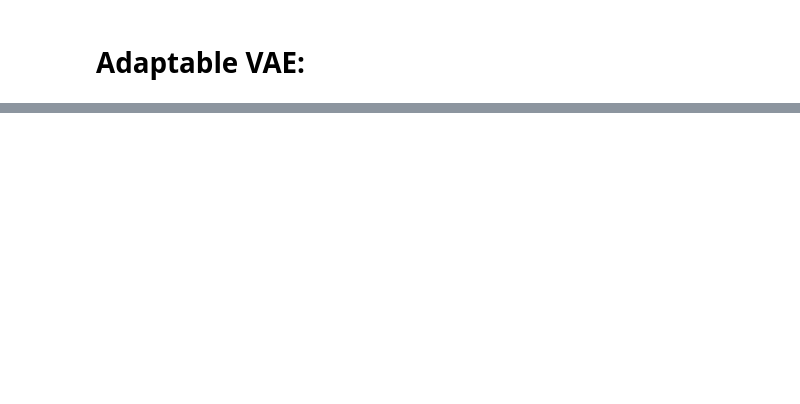
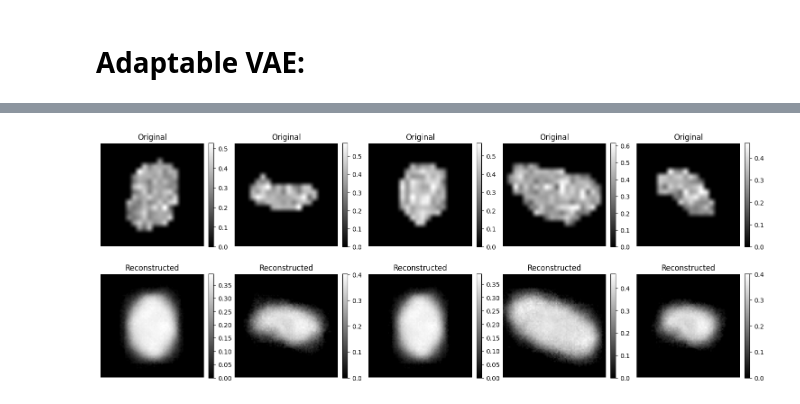
Before and after one commit to minimano09/master_thesis_VAE, a Jupyter notebook: adaptable_VAE.ipynb, the cells around one changed output, grey strips where cells are left out. Cells and saved outputs as stored; diff of their text form; code cells hidden in the pictures; blank space fills up the shorter version.

```diff
--- a/adaptable_VAE.ipynb
+++ b/adaptable_VAE.ipynb
@@ -498,3 +498,11 @@ class AdaptableVAE(nn.Module):
         kl_divergence = -0.5 * torch.sum(1 + logvar - mu.pow(2) - logvar.exp())
 
         return reconstruction_loss, beta * kl_divergence
+# %%
+device = torch.device('cuda' if torch.cuda.is_available() else 'cpu')
+vae = AdaptableVAE(img_channels=1, img_size=80, latent_dim=2).to(device)
+optimizer = optim.Adam(vae.parameters(), lr=1e-3)
+
+#print(model)
+#Additonal step:
+scheduler = optim.lr_scheduler.StepLR(optimizer, step_size=10, gamma=0.5)
@@ -500,0 +628,4 @@ class AdaptableVAE(nn.Module):
+# %%
+visualize_reconstructions(vae, data_loader, device)  # Visualize reconstructions
+# %% [output]
+[figure, added]
```
Also changed, not shown: parts of 10 cells of this notebook.
